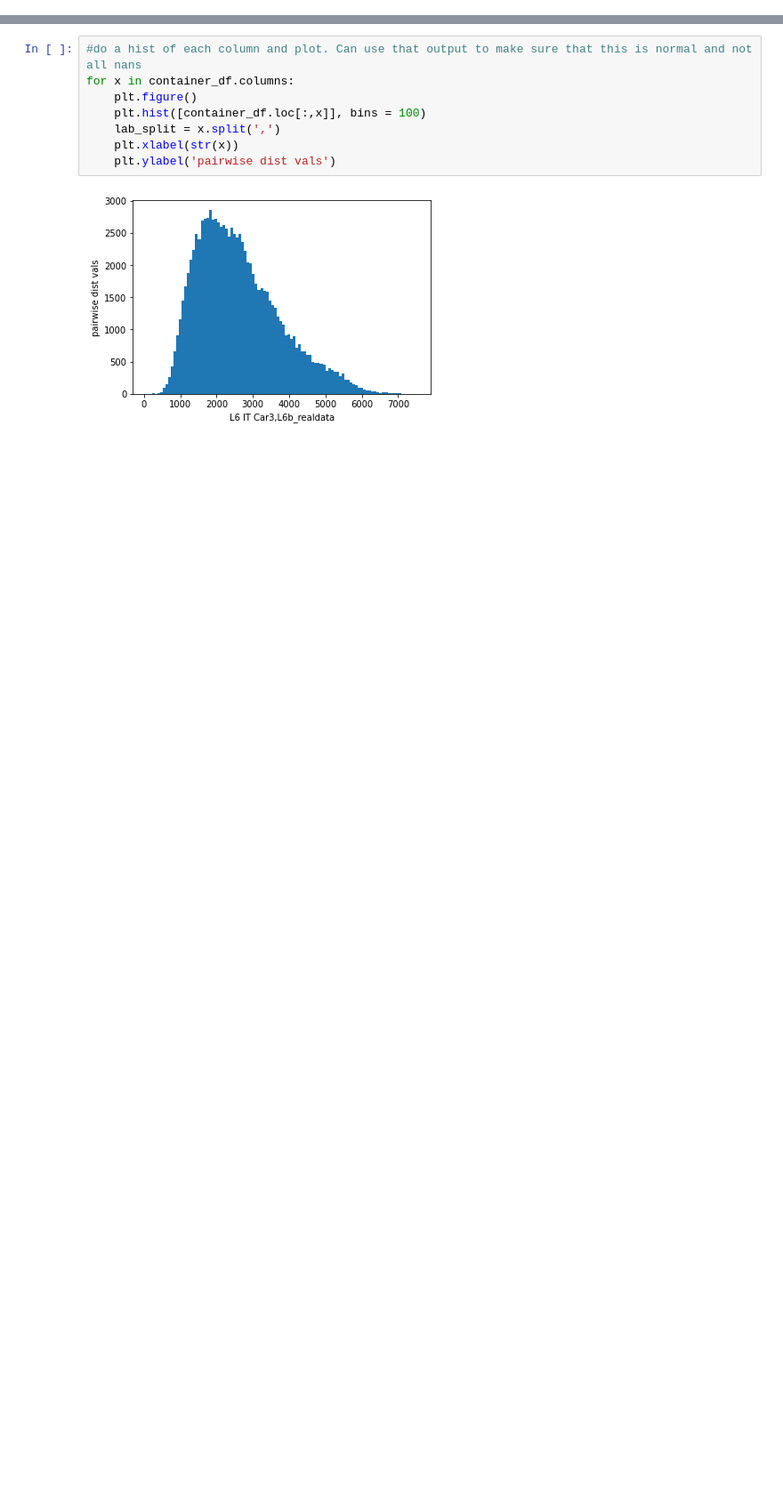
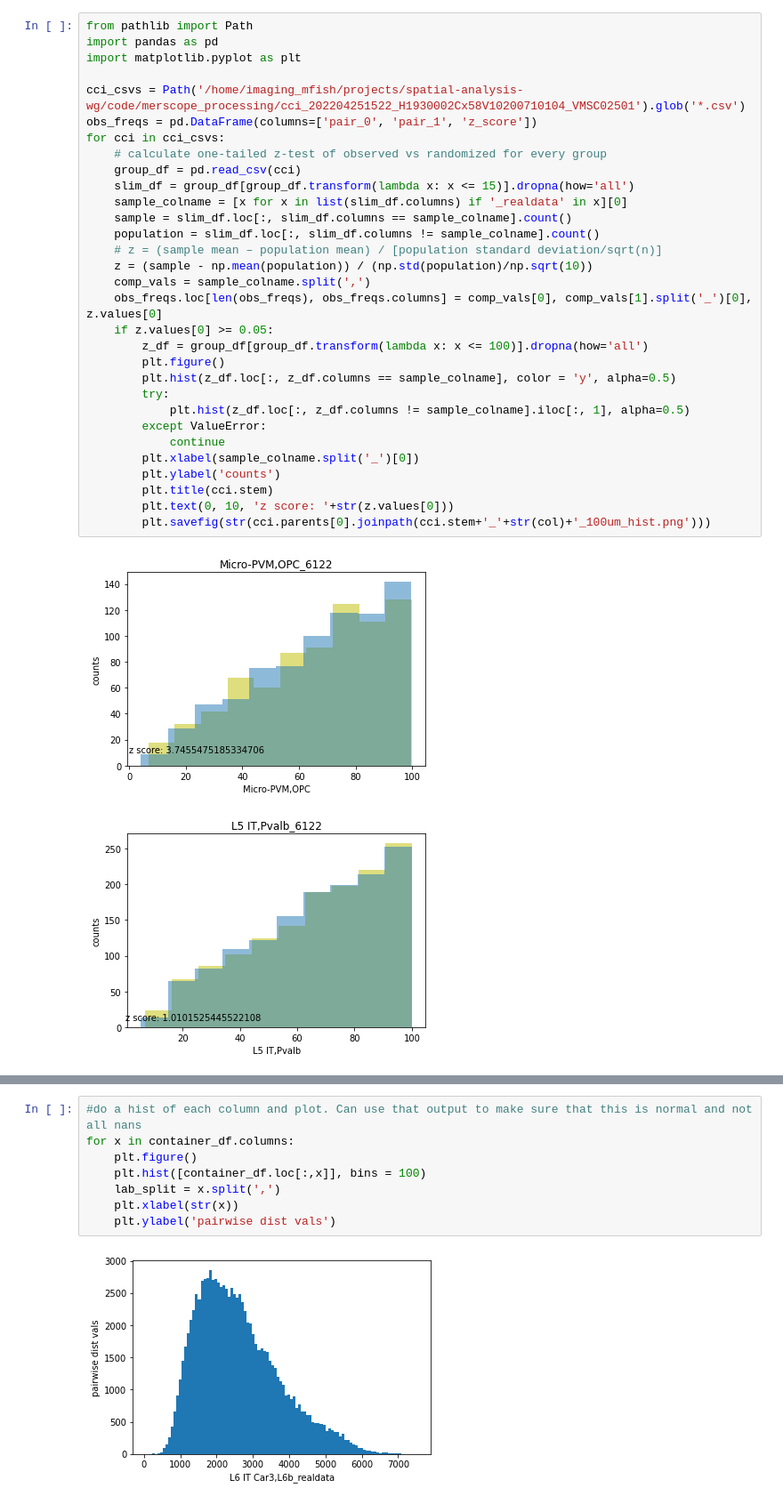
Before and after one commit to AllenInstitute/spots-in-space, a Jupyter notebook: code/merscope_processing/zhuang_cci_rewrite_attempt.ipynb, the cells around one changed output, grey strips where cells are left out. Shown: that part at 89% size. Saved outputs shown, nothing was run; the diff lists cells and outputs as text; blank space fills up the shorter version.

```diff
--- a/code/merscope_processing/zhuang_cci_rewrite_attempt.ipynb
+++ b/code/merscope_processing/zhuang_cci_rewrite_attempt.ipynb
@@ -83,0 +65,34 @@ e
+# %%
+from pathlib import Path
+import pandas as pd
+import matplotlib.pyplot as plt
+
+cci_csvs = Path('/home/imaging_mfish/projects/spatial-analysis-wg/code/merscope_processing/cci_202204251522_H1930002Cx58V10200710104_VMSC02501').glob('*.csv')
+obs_freqs = pd.DataFrame(columns=['pair_0', 'pair_1', 'z_score'])
+for cci in cci_csvs:
+    # calculate one-tailed z-test of observed vs randomized for every group
+    group_df = pd.read_csv(cci)
+    slim_df = group_df[group_df.transform(lambda x: x <= 15)].dropna(how='all')
+    sample_colname = [x for x in list(slim_df.columns) if '_realdata' in x][0]
+    sample = slim_df.loc[:, slim_df.columns == sample_colname].count()
+    population = slim_df.loc[:, slim_df.columns != sample_colname].count()
+    # z = (sample mean – population mean) / [population standard deviation/sqrt(n)]
+    z = (sample - np.mean(population)) / (np.std(population)/np.sqrt(10))
+    comp_vals = sample_colname.split(',')
+    obs_freqs.loc[len(obs_freqs), obs_freqs.columns] = comp_vals[0], comp_vals[1].split('_')[0], z.values[0]
+    if z.values[0] >= 0.05:
+        z_df = group_df[group_df.transform(lambda x: x <= 100)].dropna(how='all')
+        plt.figure()
+        plt.hist(z_df.loc[:, z_df.columns == sample_colname], color = 'y', alpha=0.5)
+        try:
+            plt.hist(z_df.loc[:, z_df.columns != sample_colname].iloc[:, 1], alpha=0.5)
+        except ValueError:
+            continue
+        plt.xlabel(sample_colname.split('_')[0])
+        plt.ylabel('counts')
+        plt.title(cci.stem)
+        plt.text(0, 10, 'z score: '+str(z.values[0]))
+        plt.savefig(str(cci.parents[0].joinpath(cci.stem+'_'+str(col)+'_100um_hist.png')))
+# %% [output]
+[figure, added]
+[figure, added]
```
Also changed, not shown: parts of 5 cells of this notebook, 3 other files.
